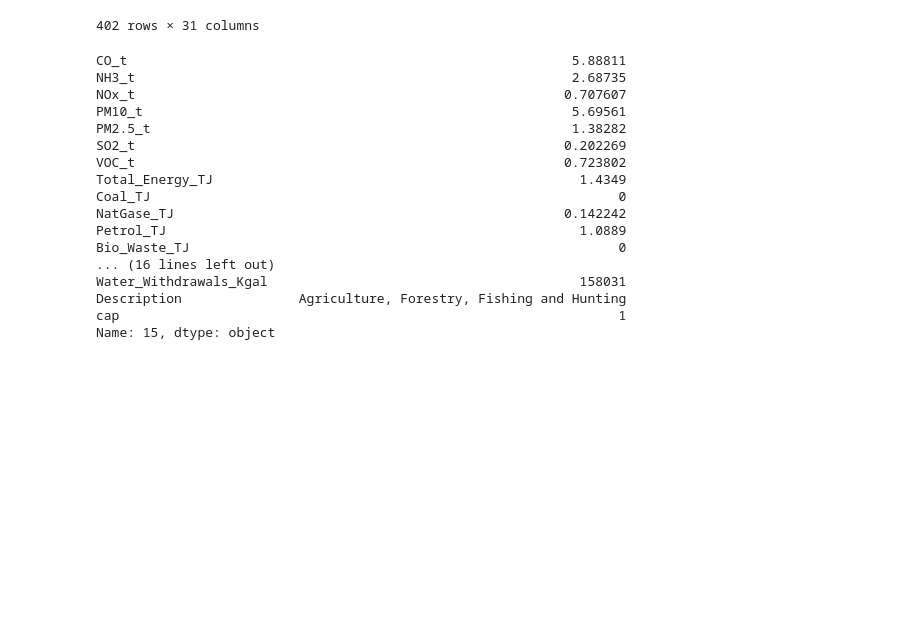
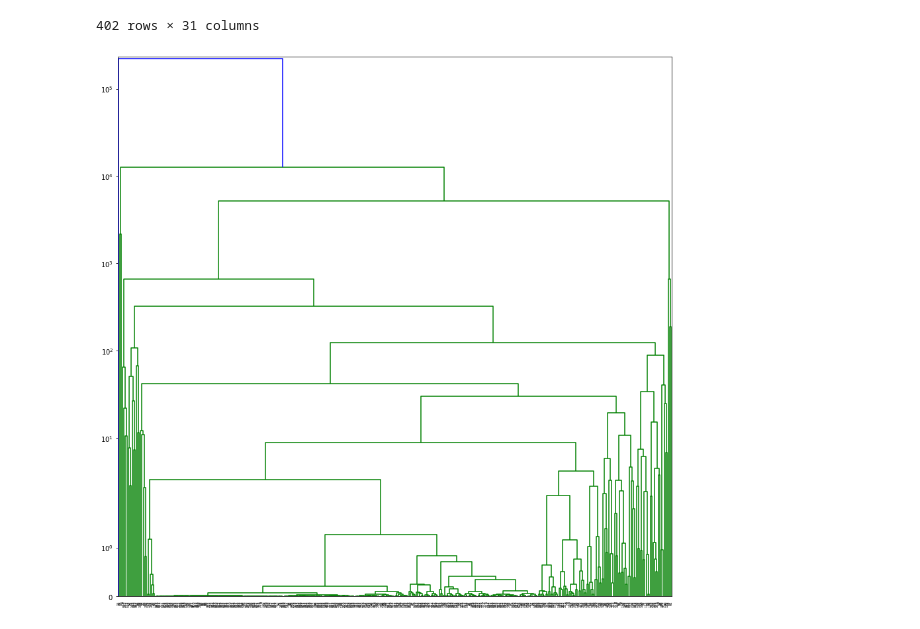
Before and after one commit to WeiquanLuo/LCA-PetFoodSupplyChain, a Jupyter notebook: lca.ipynb, the cells around one changed output. Saved outputs shown, nothing was run; the diff lists cells and outputs as text; code cells hidden in the pictures; blank space fills up the shorter version.

```diff
--- a/lca.ipynb
+++ b/lca.ipynb
@@ -84,10 +92,12 @@ corr[abs(corr)>0.5]
 from sklearn.cluster import KMeans
 # %%
 dat_cap = dat.loc[:, ['CO_t', 'NH3_t', 'NOx_t', 'PM10_t', 'PM2.5_t', 'SO2_t', 'VOC_t','Coal_TJ', 'NatGase_TJ', 'Petrol_TJ', 'Bio_Waste_TJ',
-       'NonFossElec_TJ','Water_Withdrawals_Kgal']]
+       'NonFossElec_TJ']]
 dat_ghg = dat.loc[:,['CO2_Fossil_t_CO2e','CO2_Process_t_CO2e', 'CH4_t_CO2e', 'N2O_t_CO2e', 'HFC_PFCs_t_CO2e','Coal_TJ', 'NatGase_TJ', 'Petrol_TJ', 'Bio_Waste_TJ',
        'NonFossElec_TJ','Water_Withdrawals_Kgal']]
 dat_toxic = dat.loc[:,['Fugitive_kg', 'Stack_kg', 'Total_Air_kg', 'Surface_water_kg','U_ground_Water_kg', 'Land_kg', 'Offiste_kg', 'POTW_Metal_kg','POTW_Nonmetal_kg','Coal_TJ', 'NatGase_TJ', 'Petrol_TJ', 'Bio_Waste_TJ',
        'NonFossElec_TJ','Water_Withdrawals_Kgal']]
+dat_ghg1 = dat.loc[:,['Total_t_CO2e','Coal_TJ', 'NatGase_TJ', 'Petrol_TJ', 'Bio_Waste_TJ',
+       'NonFossElec_TJ','Water_Withdrawals_Kgal']]
 #input1 = dat.loc[:,['Coal_TJ', 'NatGase_TJ', 'Petrol_TJ', 'Bio_Waste_TJ',
        #'NonFossElec_TJ','Water_Withdrawals_Kgal']]
@@ -150,23 +163,5 @@ dat1
 | 401 | 0.000000 | 0.000000 | 0.000000 | 0.000000 | 0.000000 | 0.000000 | 0.000000 | 0.000000 | 0.000000 | 0.000000 | ... |
 402 rows × 31 columns
 # %%
-dat1.iloc[15,:] # drop this row
+#dat1.iloc[15,:] # drop this row
-# %% [output]
-CO_t                                                         5.88811
-NH3_t                                                        2.68735
-NOx_t                                                       0.707607
-PM10_t                                                       5.69561
-PM2.5_t                                                      1.38282
-SO2_t                                                       0.202269
-VOC_t                                                       0.723802
-Total_Energy_TJ                                               1.4349
-Coal_TJ                                                            0
-NatGase_TJ                                                  0.142242
-Petrol_TJ                                                     1.0889
-Bio_Waste_TJ                                                       0
-... (16 lines left out)
-Water_Withdrawals_Kgal                                        158031
-Description               Agriculture, Forestry, Fishing and Hunting
-cap                                                                1
-Name: 15, dtype: object
 # %%
@@ -173,0 +169,10 @@ cap_drop15 = dat_cap.drop([15],axis=0)
+# %%
+from scipy.cluster.hierarchy import linkage, fcluster, dendrogram
+import matplotlib.pyplot as plt
+Z = linkage(dat_ghg1, method='ward')
+plt.figure(figsize=(15,15))
+dendrogram(Z)
+plt.yscale('symlog')
+plt.show()
+# %% [output]
+[figure, added]
```
Also changed, not shown: parts of 8 cells of this notebook, 2 other files.
